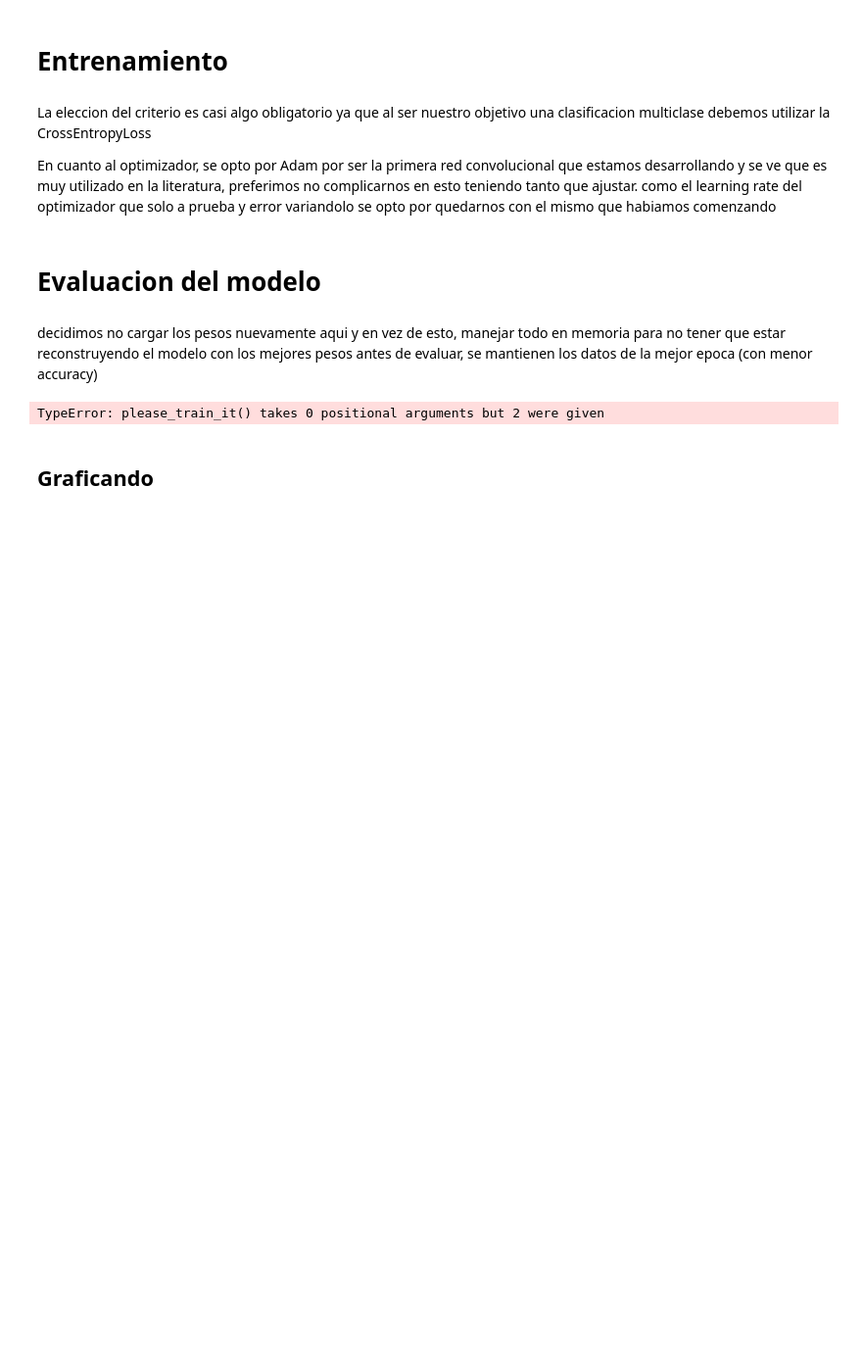
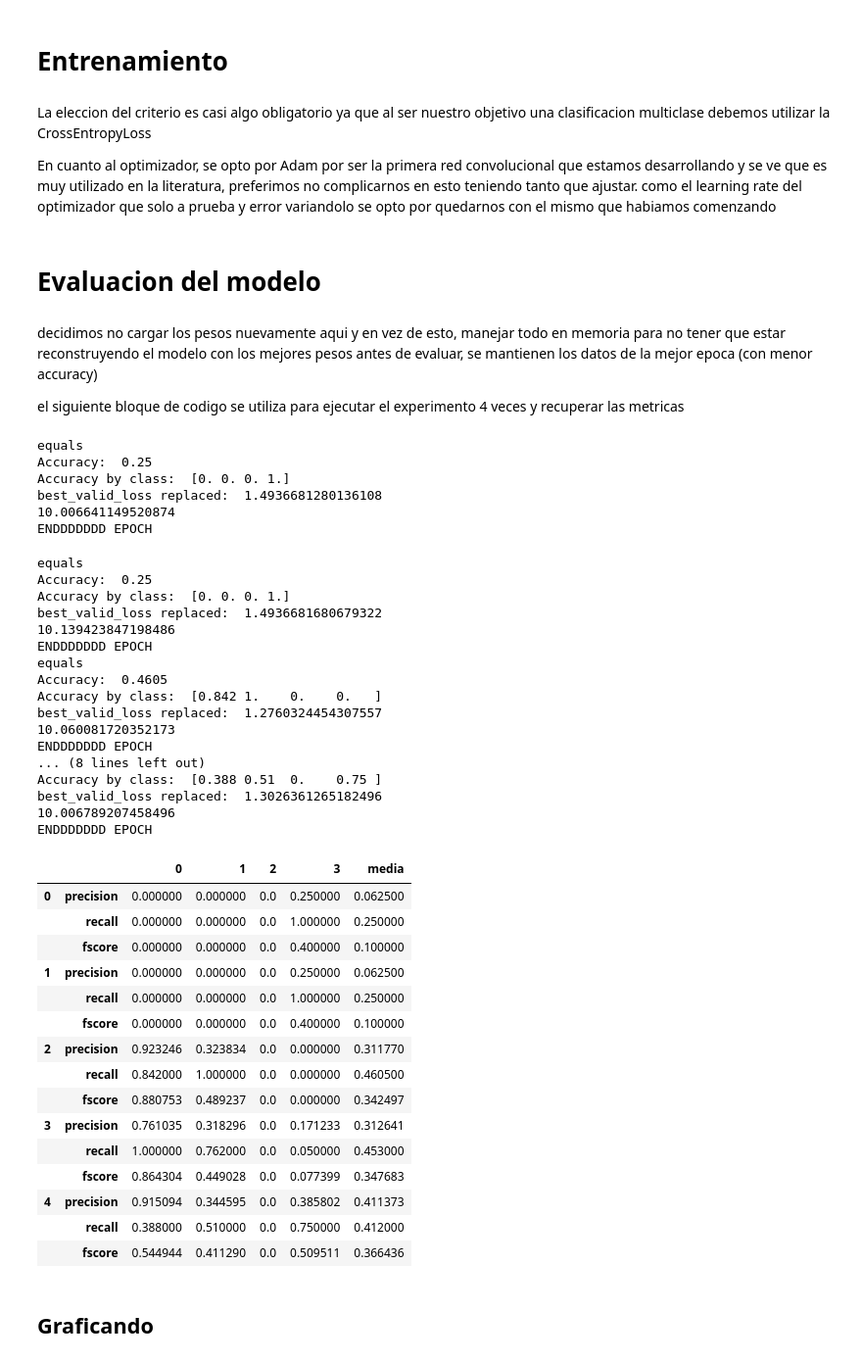
Before and after one commit to felipesaldias/homeWorkCNN, a Jupyter notebook: one-two-three_classificator.ipynb, the cells around one changed output. Shown at 98% size. Saved outputs shown, nothing was run; the diff lists cells and outputs as text; code cells hidden in the pictures; blank space fills up the shorter version.

```diff
--- a/one-two-three_classificator.ipynb
+++ b/one-two-three_classificator.ipynb
@@ -308,3 +309,5 @@ def please_train_it(name, epochs):
 # Evaluacion del modelo
 # %% [markdown]
 decidimos no cargar los pesos nuevamente aqui y en vez de esto, manejar todo en memoria para no tener que estar reconstruyendo el modelo con los mejores pesos antes de evaluar, se mantienen los datos de la mejor epoca (con menor accuracy)
+
+el siguiente bloque de codigo se utiliza para ejecutar el experimento 4 veces y recuperar las metricas
@@ -313,23 +314,62 @@ import pandas as pd
 # %%
-
+from sklearn.metrics import precision_recall_fscore_support
 arreglo = [None] * 5
 medias = [None] * 5
 y_true=valid_dataset.targets
+times= 5
 
-for i in range(5):
-    y_pred = please_train_it(f"EXPERIMENT:{i}", 5)
+for i in range(times):
+    y_pred = please_train_it(f"EXPERIMENT:{i}", 1)
     #y_pred = [2,2,2,2,3,3,3]
     metrics = precision_recall_fscore_support(y_true, y_pred)
-    df =pd.DataFrame(metrics, columns=["0", "1", "2", "3"], index=["precision", "recall", "fscore", "support"])
+    df =pd.DataFrame(metrics, columns=["0", "1", "2", "3"], index=["precision", "recall", "fscore", "support"]).drop("support")
     series_medias= pd.Series(df.mean(axis=1),name= "media")
     df_mean= pd.concat([df,series_medias],axis= 1)
     arreglo[i] = df_mean
     medias[i] = series_medias
 df= pd.concat(arreglo, axis=0, keys=range(5))
 display(df)
 mean = pd.concat(medias, axis=1, keys=range(5)).mean(axis=1)
 std = pd.concat(medias, axis=1, keys=range(5)).std(axis=1)
 # %% [output]
-TypeError: please_train_it() takes 0 positional arguments but 2 were given
+equals
+Accuracy:  0.25
+Accuracy by class:  [0. 0. 0. 1.]
+best_valid_loss replaced:  1.4936681280136108
+10.006641149520874
+ENDDDDDDD EPOCH
+equals
+Accuracy:  0.25
+Accuracy by class:  [0. 0. 0. 1.]
+best_valid_loss replaced:  1.4936681680679322
+10.139423847198486
+ENDDDDDDD EPOCH
+equals
+Accuracy:  0.4605
+Accuracy by class:  [0.842 1.    0.    0.   ]
+best_valid_loss replaced:  1.2760324454307557
+10.060081720352173
+ENDDDDDDD EPOCH
+... (8 lines left out)
+Accuracy by class:  [0.388 0.51  0.    0.75 ]
+best_valid_loss replaced:  1.3026361265182496
+10.006789207458496
+ENDDDDDDD EPOCH
+|  |  | 0 | 1 | 2 | 3 | media |
+| 0 | precision | 0.000000 | 0.000000 | 0.0 | 0.250000 | 0.062500 |
+|  | recall | 0.000000 | 0.000000 | 0.0 | 1.000000 | 0.250000 |
+|  | fscore | 0.000000 | 0.000000 | 0.0 | 0.400000 | 0.100000 |
+| 1 | precision | 0.000000 | 0.000000 | 0.0 | 0.250000 | 0.062500 |
+|  | recall | 0.000000 | 0.000000 | 0.0 | 1.000000 | 0.250000 |
+|  | fscore | 0.000000 | 0.000000 | 0.0 | 0.400000 | 0.100000 |
+| 2 | precision | 0.923246 | 0.323834 | 0.0 | 0.000000 | 0.311770 |
+|  | recall | 0.842000 | 1.000000 | 0.0 | 0.000000 | 0.460500 |
+|  | fscore | 0.880753 | 0.489237 | 0.0 | 0.000000 | 0.342497 |
+| 3 | precision | 0.761035 | 0.318296 | 0.0 | 0.171233 | 0.312641 |
+|  | recall | 1.000000 | 0.762000 | 0.0 | 0.050000 | 0.453000 |
+|  | fscore | 0.864304 | 0.449028 | 0.0 | 0.077399 | 0.347683 |
+| 4 | precision | 0.915094 | 0.344595 | 0.0 | 0.385802 | 0.411373 |
+|  | recall | 0.388000 | 0.510000 | 0.0 | 0.750000 | 0.412000 |
+|  | fscore | 0.544944 | 0.411290 | 0.0 | 0.509511 | 0.366436 |
 # %% [markdown]
 ## Graficando
```
Also changed, not shown: parts of 10 cells of this notebook, 4 other files.
